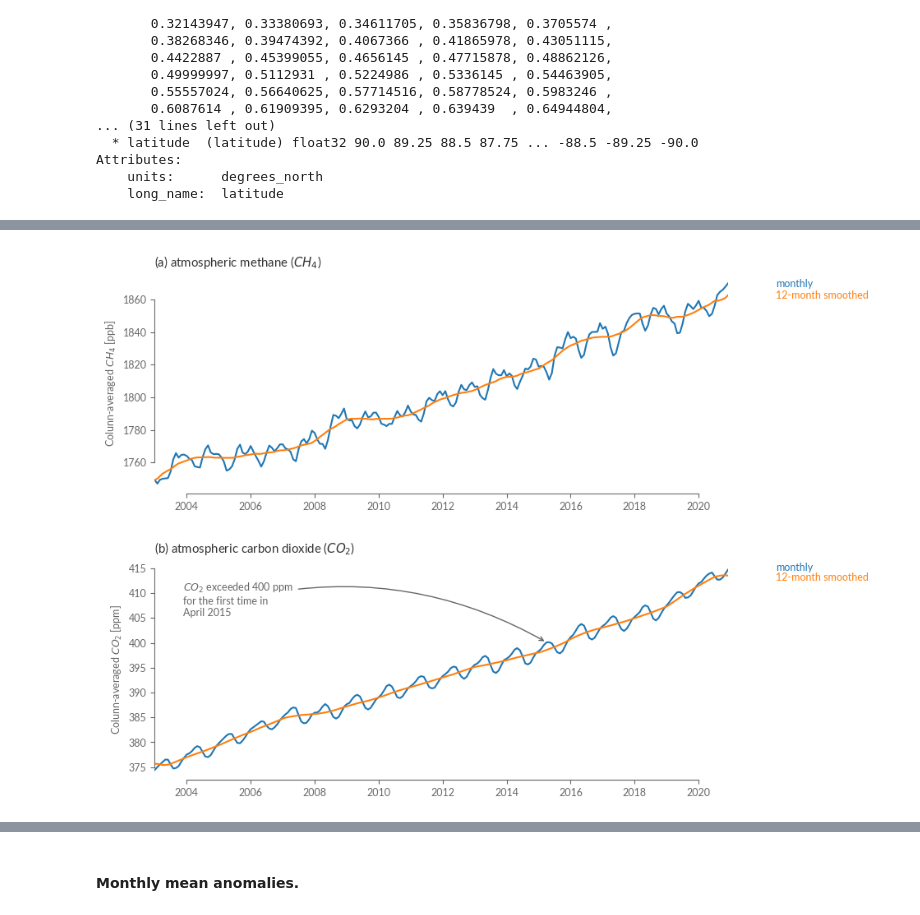
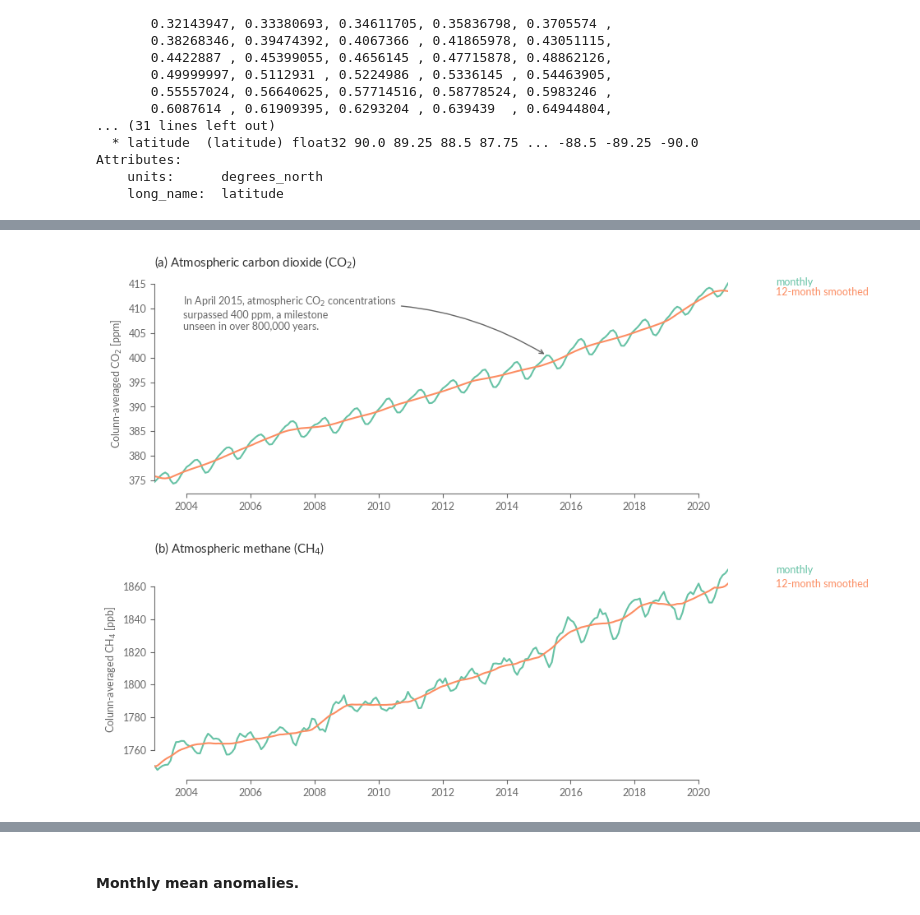
Before and after one commit to ECMWFCode4Earth/sketchbook-earth, a Jupyter notebook: tutorials/01_greenhouse_gases.ipynb, the cells around one changed output, grey strips where cells are left out. Cells and saved outputs as stored; diff of their text form; code cells hidden in the pictures.

```diff
--- a/tutorials/01_greenhouse_gases.ipynb
+++ b/tutorials/01_greenhouse_gases.ipynb
@@ -147,11 +143,13 @@ Attributes:
     units:      degrees_north
     long_name:  latitude
 # %%
-data_subset = data.where(data_mask==1).sel(latitude=slice(60, -60)) # keep only land data between 60N-60S
+ghg_land = ghg.where(is_land)
+ghg_land = ghg_land.sel(latitude=slice(60, -60)) # keep only land data between 60N-60S
+
 smoothed_n_months = 12 # define the number of months used for the temporal smoothing
-spatial_average = data_subset.weighted(wgts).mean(['latitude', 'longitude']).assign_coords({'type': 'monthly'}) # spatial average
+spatial_average = ghg_land.weighted(wgts).mean(['latitude', 'longitude']).assign_coords({'type': 'monthly'}) # spatial average
+
 spatial_average_smoothed = spatial_average.rolling(time=smoothed_n_months, min_periods=1, center=True).mean()
 spatial_average_smoothed = spatial_average_smoothed.assign_coords({'type': f'{smoothed_n_months}-month smoothed'}) # smoothed n-month spatial average
+
 spatial_average = xr.concat([spatial_average, spatial_average_smoothed], dim='type') # combine
-
-del(data_subset, smoothed_n_months, spatial_average_smoothed)
@@ -158,5 +164,8 @@ del(data_subset, smoothed_n_months, spatial_average_smoothed)
 # %%
 # get the date that the CO2 concetrations exceeded 400 ppm for the first time
-first_time_400 = spatial_average['tcco2'].sel(type='monthly').where(spatial_average['tcco2'].sel(type='monthly')>=400).dropna('time')
-first_time_400 = pd.to_datetime(first_time_400.time.values[0])
-first_time_400
+is_above_400 = spatial_average['tcco2'].sel(type='monthly') >= 400
+idx_first_time_step_above_400 = is_above_400.argmax(dim='time', skipna=True)
+idx_first_time_step_above_400
+
+first_time_400 = spatial_average['tcco2'].time.isel(time=idx_first_time_step_above_400).values
+first_time_400 = pd.to_datetime(first_time_400)
@@ -165,39 +172,43 @@ Timestamp('2015-04-01 00:00:00')
 # %%
 # auxiliary data used for plotting
-aux_var = {'tcco2': {'name':'atmospheric carbon dioxide', 'units': 'ppm', 'shortname': r'$CO_{2}$', 'color': 'black'},
-           'tcch4': {'name':'atmospheric methane', 'units': 'ppb', 'shortname': r'$CH_{4}$', 'color': 'red'}
-           }
+prop_cycle_clrs = plt.rcParams['axes.prop_cycle'].by_key()['color']
+
+aux_var = {
+    'tcco2': {'name':'Atmospheric carbon dioxide', 'units': 'ppm', 'shortname': r'CO$_{2}$', 'color': prop_cycle_clrs[0]},
+    'tcch4': {'name':'Atmospheric methane', 'units': 'ppb', 'shortname': r'CH$_{4}$', 'color': prop_cycle_clrs[1]},
+}
+subtitles = ['CO$_2$ (ppm/year)', 'CH$_4$ (ppb/year)']
 # %%
+
 fig, ax = plt.subplots(2, 1, figsize=(9, 8))
 ax = ax.flatten()
 
-for i, j in enumerate(spatial_average.keys()):
+for i, molecule in enumerate(['tcco2', 'tcch4']):
 
-  yy_all = [spatial_average[j].sel(type=i_type).values for i_type in spatial_average.type.values]
+  yy_all = [spatial_average[molecule].sel(type=i_type).values for i_type in spatial_average.type.values]
   for yy, label in zip(yy_all, spatial_average.type.values):
       ax[i].plot(spatial_average.time.values, yy, label=label)
 
   matplotx.line_labels(ax=ax[i]) # add legend as colored text next to the right end of the relevant line
 
-  ax[i].set_xlim(spatial_average[j].time.values[0], spatial_average[j].time.values[-1])
-  ax[i].set_title(f'({ABC[i]}) ' + aux_var[j]['name'] + ' (' + aux_var[j]['shortname'] + ')')
-  ax[i].set_ylabel('Colunn-averaged '+ aux_var[j]['shortname']  + ' [' + aux_var[j]['units'] + ']')
+  ax[i].set_xlim(spatial_average[molecule].time.values[0], spatial_average[molecule].time.values[-1])
+  ax[i].set_title(f'({ABC[i]}) ' + aux_var[molecule]['name'] + ' (' + aux_var[molecule]['shortname'] + ')')
+  ax[i].set_ylabel('Colunn-averaged '+ aux_var[molecule]['shortname']  + ' [' + aux_var[molecule]['units'] + ']')
 
   sns.despine(ax=ax[i], trim=True) # trimming the y and x axis to be visible only from the fist till the last tick
   ax[i].xaxis.set_major_formatter(mdates.DateFormatter('%Y')) # the formatting is needed because the above line breaks the time format of the x axis
-  if j=='tcco2':
+  if molecule=='tcco2':
     # Place a text in the first axis with an arrow pointing to the maximum value in axis 0
-    desc = '$CO_{2}$ exceeded 400 ppm \nfor the first time in \n' + first_time_400.strftime('%B %Y')
+    desc = 'In ' + first_time_400.strftime('%B %Y') + ', atmospheric CO$_2$ concentrations \nsurpassed 400 ppm, a milestone \nunseen in over 800,000 years.'
     ax[i].annotate(
                     desc,
                     xy=(first_time_400, spatial_average['tcco2'].sel(type='monthly', time=first_time_400).values),
                     xytext=(0.05, 0.9),
                     textcoords=ax[i].transAxes,
                     ha='left', va='top',
                     arrowprops=dict(arrowstyle='->', color='.4', connectionstyle='arc3,rad=-0.2')
                   )
 
 plt.subplots_adjust(hspace=.3)
-del(fig, ax, i, j, yy_all, yy, label, desc)
 # %% [output]
-[figure, old version]
+[figure, new version]
```
Also changed, not shown: parts of 15 cells of this notebook, 2 other files.
